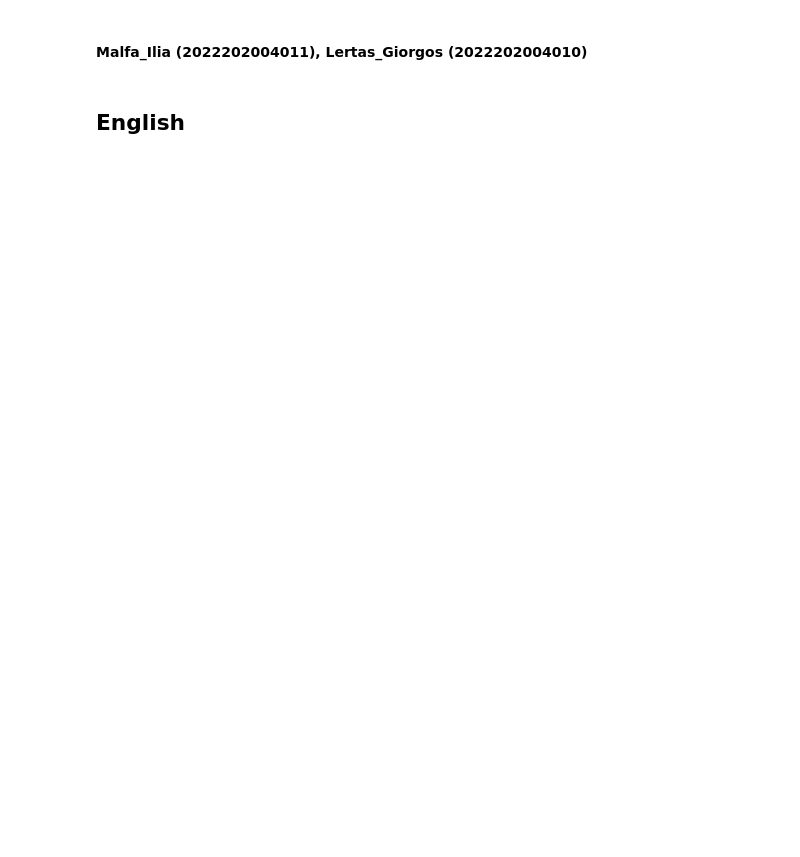
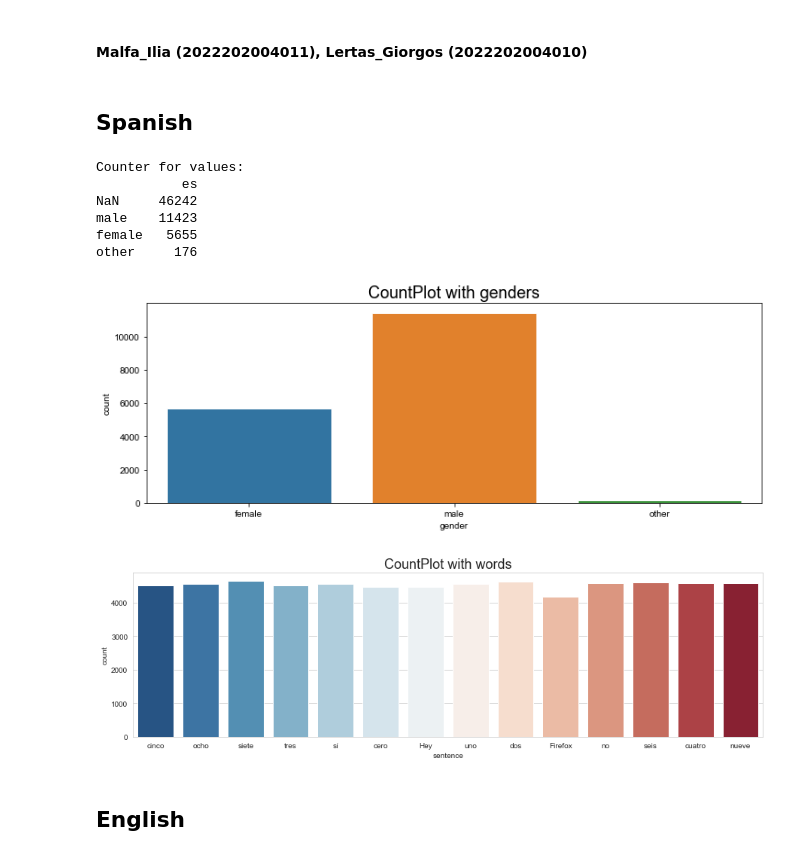
Before and after one commit to Lertas/Voice_Gender-Language_Classification_CNN, a Jupyter notebook: DL_Assigment.ipynb, the cells around one changed output. Saved outputs shown, nothing was run; the diff lists cells and outputs as text; code cells hidden in the pictures; blank space fills up the shorter version.

```diff
--- a/DL_Assigment.ipynb
+++ b/DL_Assigment.ipynb
@@ -17,6 +17,65 @@ import warnings
 warnings.filterwarnings('ignore')
 
 allLanguagesGenderCount = pd.DataFrame()
+# %% [markdown]
+## Spanish
+# %%
+#load tsv in this language
+#Ilia data paths
+"""
+es_dev = pd.read_csv('E:/MSC/ΜSc In Data Science/Semester2/DL/Assigment/Data/cv-corpus-6.1-singleword/es/dev.tsv',sep='	')
+es_inval = pd.read_csv('E:/MSC/ΜSc In Data Science/Semester2/DL/Assigment/Data/cv-corpus-6.1-singleword/es/invalidated.tsv',sep='	')
+es_other = pd.read_csv('E:/MSC/ΜSc In Data Science/Semester2/DL/Assigment/Data/cv-corpus-6.1-singleword/es/other.tsv',sep='	')
+es_reported = pd.read_csv('E:/MSC/ΜSc In Data Science/Semester2/DL/Assigment/Data/cv-corpus-6.1-singleword/es/reported.tsv',sep='	')
+es_test = pd.read_csv('E:/MSC/ΜSc In Data Science/Semester2/DL/Assigment/Data/cv-corpus-6.1-singleword/es/test.tsv',sep='	')
+es_train = pd.read_csv('E:/MSC/ΜSc In Data Science/Semester2/DL/Assigment/Data/cv-corpus-6.1-singleword/es/train.tsv',sep='	')
+es_val = pd.read_csv('E:/MSC/ΜSc In Data Science/Semester2/DL/Assigment/Data/cv-corpus-6.1-singleword/es/validated.tsv',sep='	')
+"""
+#George data paths
+es_dev = pd.read_csv('gender data/es/dev.tsv',sep='	')
+es_inval = pd.read_csv('gender data/es/invalidated.tsv',sep='	')
+es_other = pd.read_csv('gender data/es/other.tsv',sep='	')
+es_reported = pd.read_csv('gender data/es/reported.tsv',sep='	')
+es_test = pd.read_csv('gender data/es/test.tsv',sep='	')
+es_train = pd.read_csv('gender data/es/train.tsv',sep='	')
+es_val = pd.read_csv('gender data/es/validated.tsv',sep='	')
+
+#keep the attributes that we need
+es_dev=es_dev[['path','sentence','age','gender']]
+es_inval=es_dev[['path','sentence','age','gender']]
+es_other=es_other[['path','sentence','age','gender']]
+es_test=es_test[['path','sentence','age','gender']]
+es_train=es_train[['path','sentence','age','gender']]
+es_val=es_val[['path','sentence','age','gender']]
+
+#concatenation
+es_concat=pd.concat([es_dev, es_inval, es_other, es_test, es_train, es_val]).drop_duplicates()
+
+#70.038 are all the voice records - 63.496 our instances
+print('Counter for values:')
+allLanguagesGenderCount['es'] =es_concat.gender.value_counts(dropna=False)
+print(allLanguagesGenderCount)
+
+#plot with genders
+plt.figure(figsize=(12,4))
+plt.title('CountPlot with genders', fontsize=18)
+sns.set_style('whitegrid')
+sns.countplot(x=es_concat['gender'],data=es_concat);
+
+#plot with count number of words that people say
+plt.figure(figsize=(15,4))
+plt.title('CountPlot with words', fontsize=18)
+sns.set_style('whitegrid')
+sns.countplot(x=es_concat['sentence'],data=es_concat,palette='RdBu_r');
+# %% [output]
+Counter for values:
+           es
+NaN     46242
+male    11423
+female   5655
+other     176
+[figure, added]
+[figure, added]
 # %% [markdown]
 ## English
 # %%
```
Also changed, not shown: parts of 122 cells of this notebook.
